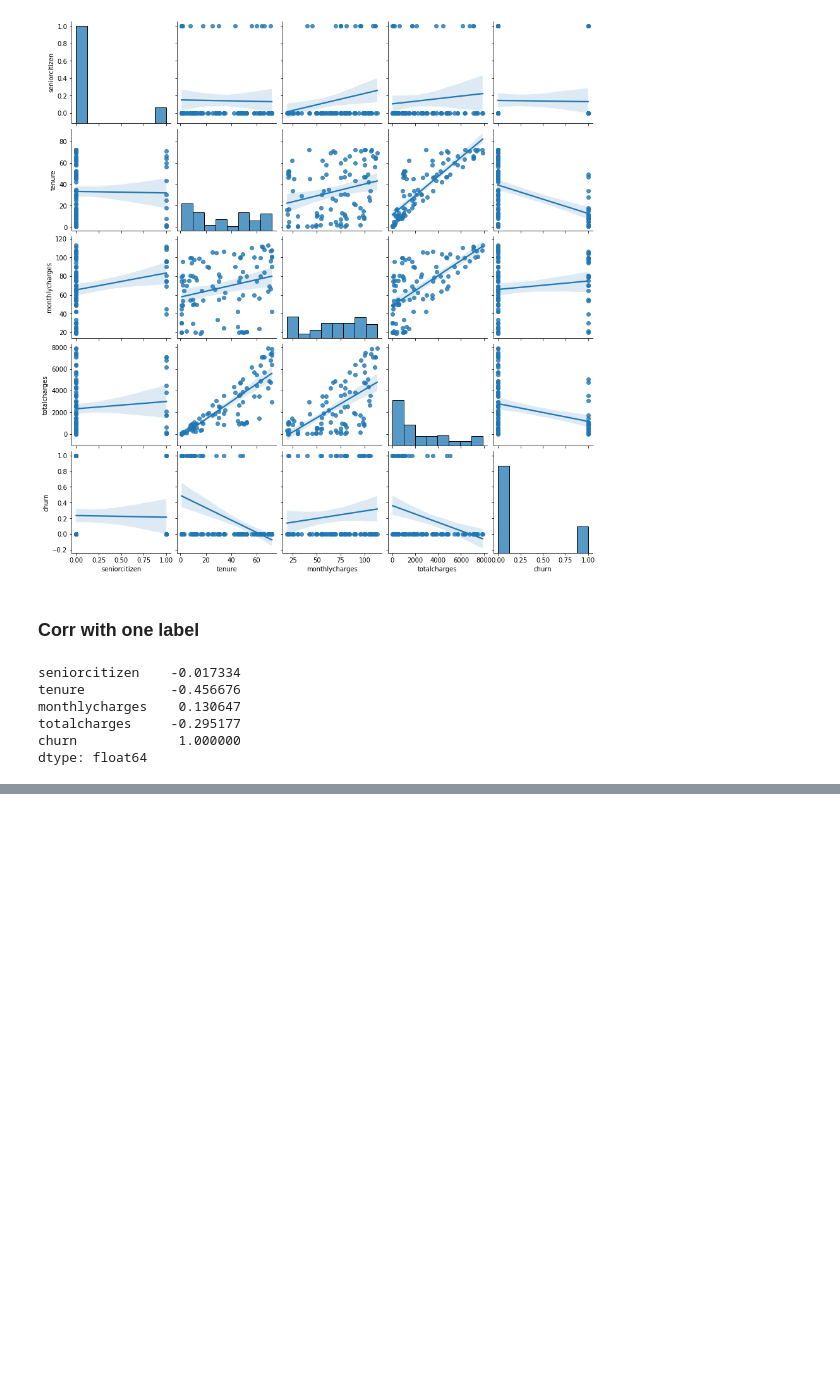
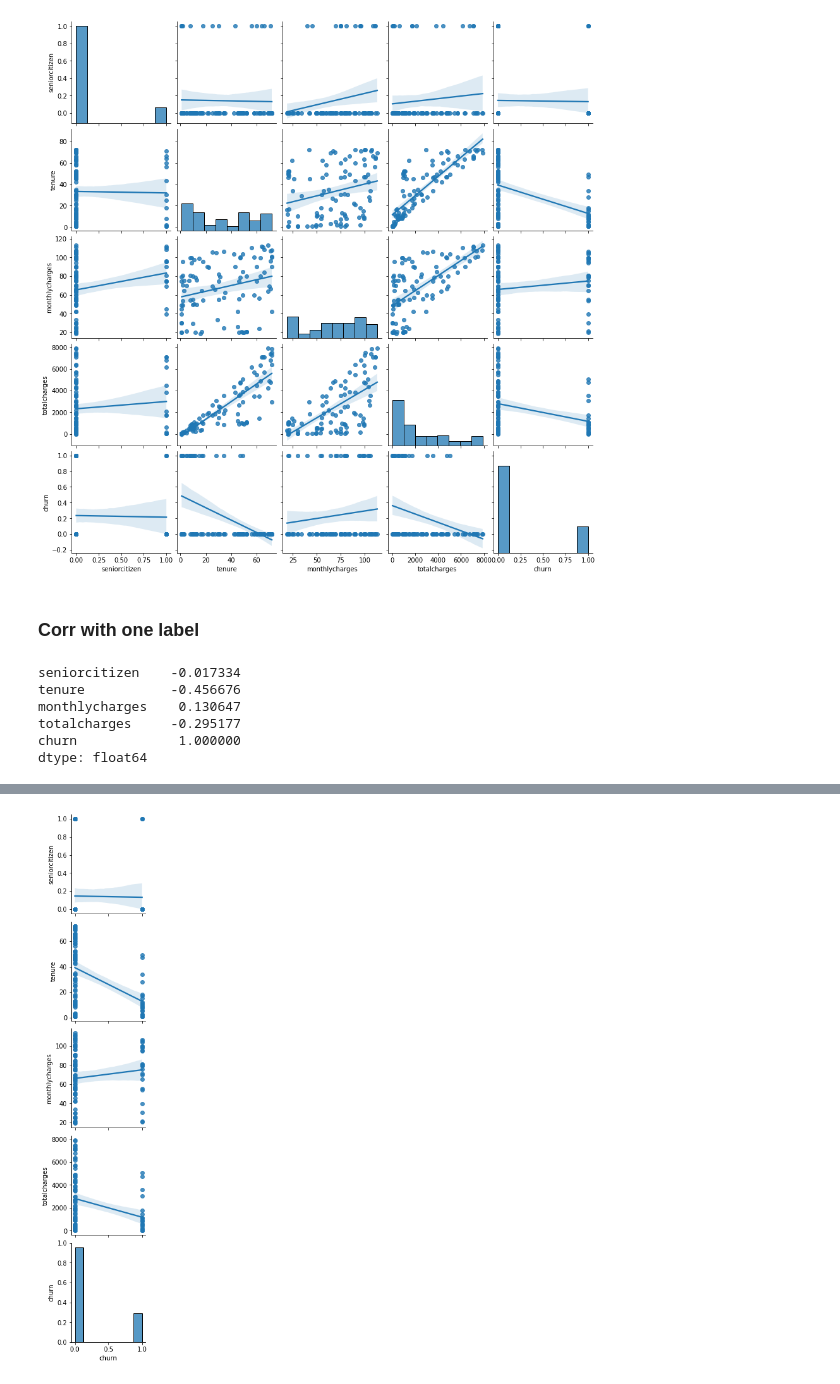
Before and after one commit to JeffChien/playground, a Jupyter notebook: python/etl_eta/feature_importance.ipynb, the cells around one changed output, grey strips where cells are left out. Saved outputs shown, nothing was run; the diff lists cells and outputs as text; code cells hidden in the pictures; blank space fills up the shorter version.

```diff
--- a/python/etl_eta/feature_importance.ipynb
+++ b/python/etl_eta/feature_importance.ipynb
@@ -185,0 +191,4 @@ sns.pairplot(df, x_vars=numerical_cols, y_vars=['churn'], kind='reg')
+# %%
+sns.pairplot(df, y_vars=numerical_cols, x_vars=['churn'], kind='reg');
+# %% [output]
+[figure, added]
```
Also changed, not shown: parts of 3 cells of this notebook, 2 other files.
